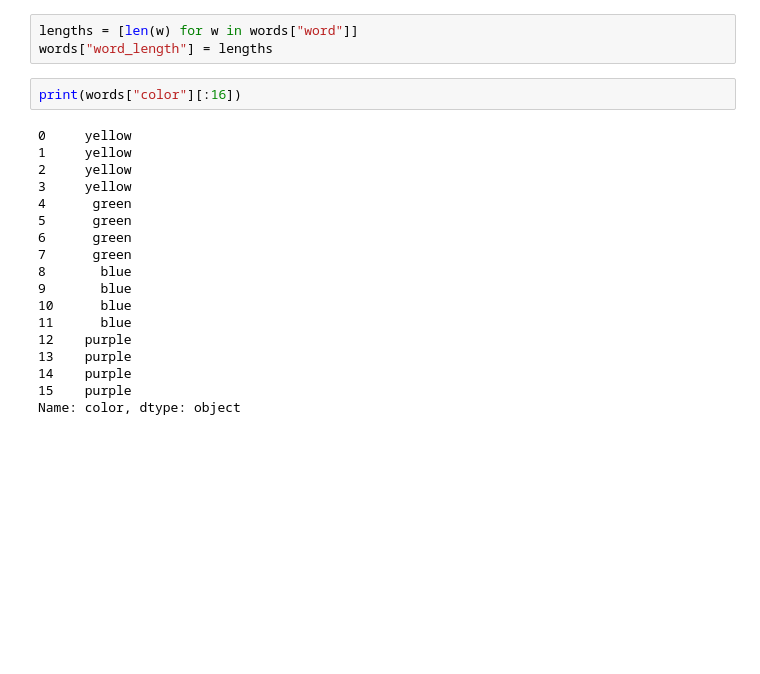
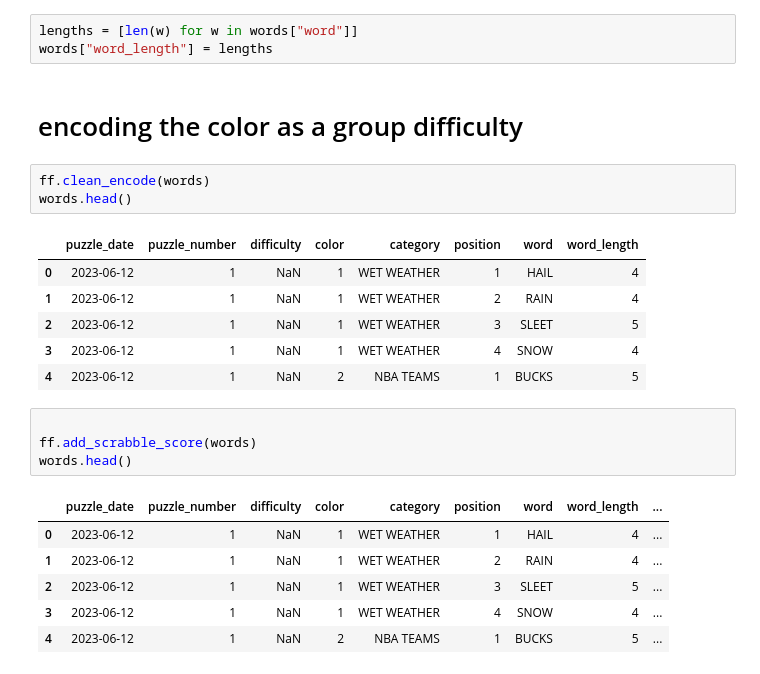
Before and after one commit to Lukeking01/Connections_analysis, a Jupyter notebook: src/analysis.ipynb, the cells around one changed output. Drawn from its saved outputs; the diff is of its cells as text; blank space fills up the shorter version.

```diff
--- a/src/analysis.ipynb
+++ b/src/analysis.ipynb
@@ -42,24 +23,27 @@ Groups:
 # %%
 lengths = [len(w) for w in words["word"]]
 words["word_length"] = lengths
+# %% [markdown]
+# encoding the color as a group difficulty
 # %%
-print(words["color"][:16])
+ff.clean_encode(words)
+words.head()
 # %% [output]
-0     yellow
-1     yellow
-2     yellow
-3     yellow
-4      green
-5      green
-6      green
-7      green
-8       blue
-9       blue
-10      blue
-11      blue
-12    purple
-13    purple
-14    purple
-15    purple
-Name: color, dtype: object
+|  | puzzle_date | puzzle_number | difficulty | color | category | position | word | word_length |
+| 0 | 2023-06-12 | 1 | NaN | 1 | WET WEATHER | 1 | HAIL | 4 |
+| 1 | 2023-06-12 | 1 | NaN | 1 | WET WEATHER | 2 | RAIN | 4 |
+| 2 | 2023-06-12 | 1 | NaN | 1 | WET WEATHER | 3 | SLEET | 5 |
+| 3 | 2023-06-12 | 1 | NaN | 1 | WET WEATHER | 4 | SNOW | 4 |
+| 4 | 2023-06-12 | 1 | NaN | 2 | NBA TEAMS | 1 | BUCKS | 5 |
+# %%
+
+ff.add_scrabble_score(words)
+words.head()
+# %% [output]
+|  | puzzle_date | puzzle_number | difficulty | color | category | position | word | word_length | ... |
+| 0 | 2023-06-12 | 1 | NaN | 1 | WET WEATHER | 1 | HAIL | 4 | ... |
+| 1 | 2023-06-12 | 1 | NaN | 1 | WET WEATHER | 2 | RAIN | 4 | ... |
+| 2 | 2023-06-12 | 1 | NaN | 1 | WET WEATHER | 3 | SLEET | 5 | ... |
+| 3 | 2023-06-12 | 1 | NaN | 1 | WET WEATHER | 4 | SNOW | 4 | ... |
+| 4 | 2023-06-12 | 1 | NaN | 2 | NBA TEAMS | 1 | BUCKS | 5 | ... |
 # %%
```
Also changed, not shown: parts of 6 cells of this notebook, 3 other files.
